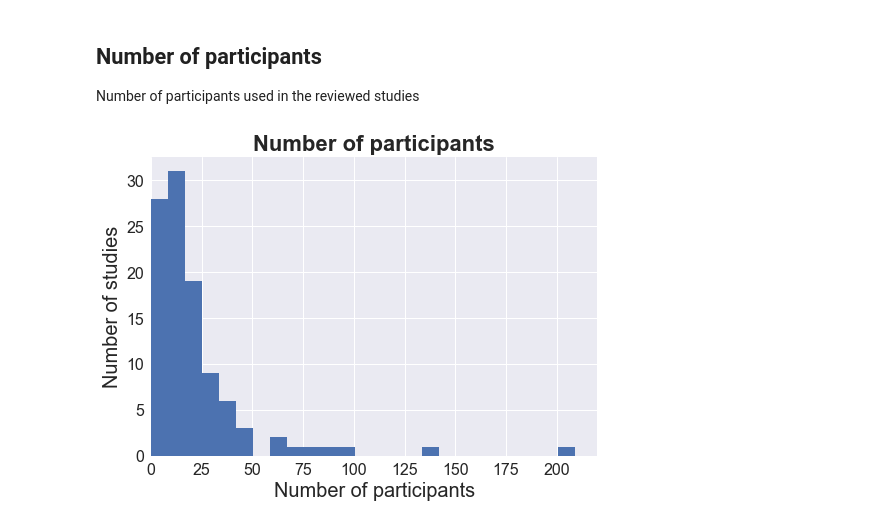
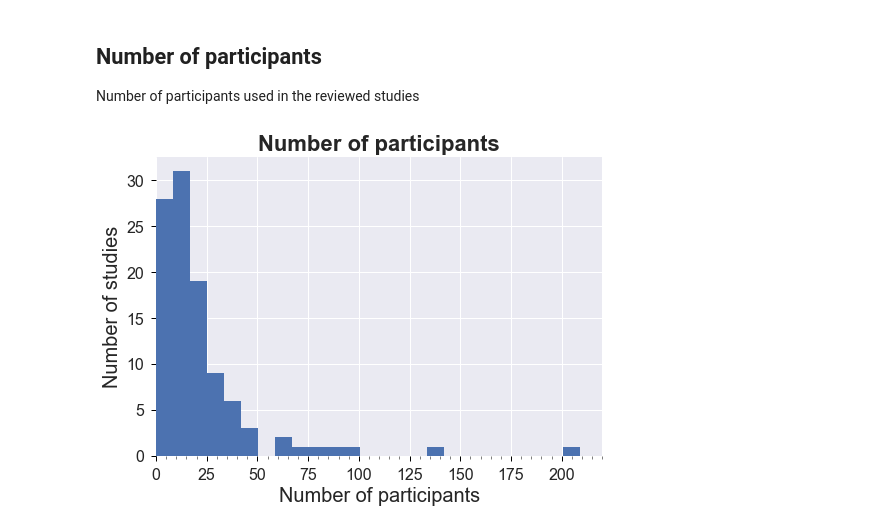
Before and after one commit to guiomar/wEEG, a Jupyter notebook: wEEG.ipynb, the cells around one changed output. Saved outputs shown, nothing was run; the diff lists cells and outputs as text; code cells hidden in the pictures.

```diff
--- a/wEEG.ipynb
+++ b/wEEG.ipynb
@@ -79,22 +102,26 @@ cond = df['Nparticipants']<500
 # %%
 fig = plt.figure()
 ax  = plt.axes()
 plt.hist(df['Nparticipants'][cond], bins=25)
 
 # Add title
 plt.title('Number of participants', fontweight='bold',fontsize=FS)
 #plt.style.use('seaborn')
 
 # Add data labels
 ax.set_xlabel('Number of participants',fontsize=FS-2)
 ax.set_ylabel('Number of studies',fontsize=FS-2)
 
 
 # Set the ranges to plot of x
 ax.set_xlim([0, 220])
+ax.set_xlim([0, 220])
+
 
 ax.tick_params(axis='both', which='major', labelsize=16)
-
+ax.xaxis.set_minor_locator(MultipleLocator(5))
+ax.tick_params(which='minor', length=3, color='k', direction='out')
+ax.tick_params(which='major', length=5, color='k')
 plt.show()
 # %% [output]
-[figure, old version]
+[figure, new version]
```
Also changed, not shown: parts of 3 cells of this notebook.
